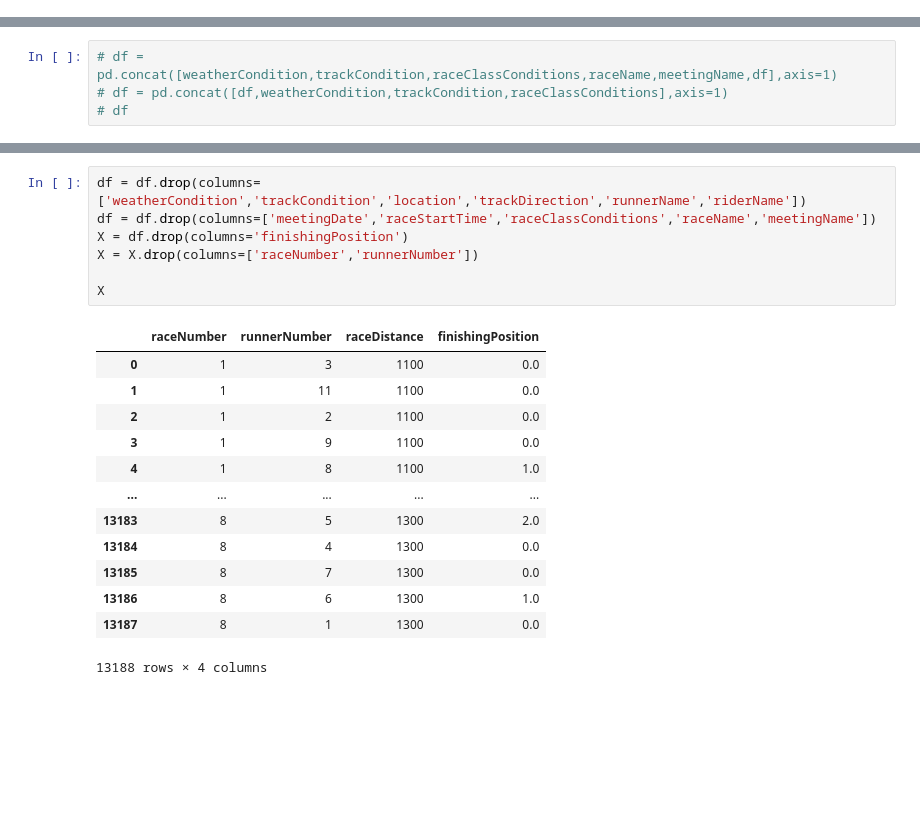
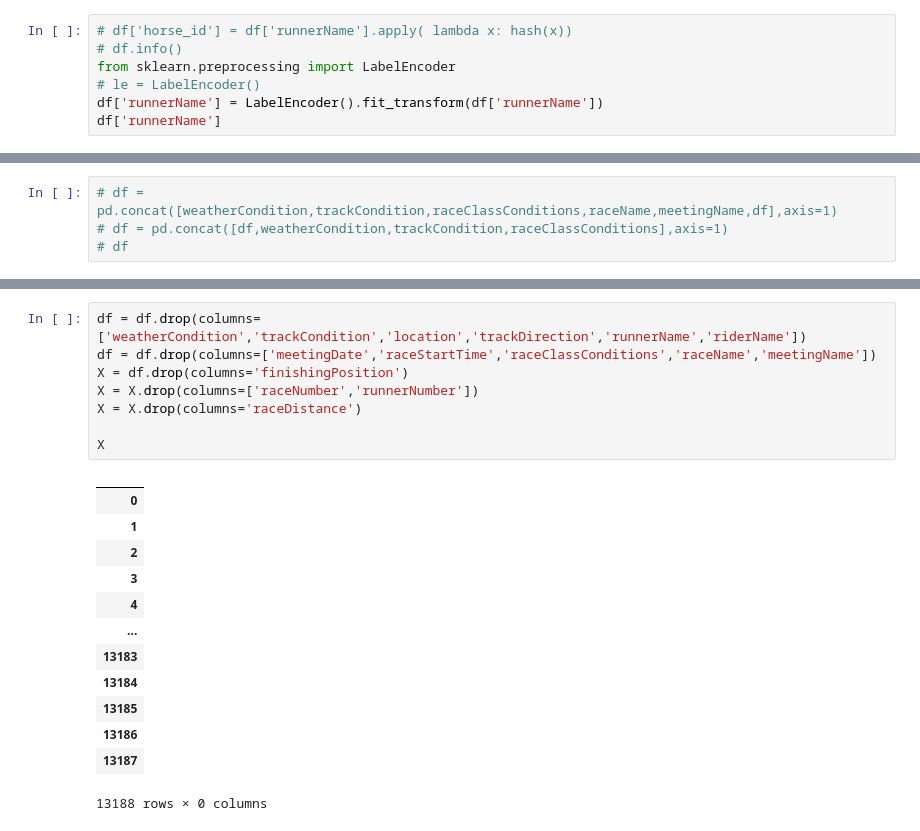
Before and after one commit to w-attson/bookie-on-bookies, a Jupyter notebook: nh_neural_net.ipynb, the cells around one changed output, grey strips where cells are left out. Cells and saved outputs as stored; diff of their text form; blank space fills up the shorter version.

```diff
--- a/nh_neural_net.ipynb
+++ b/nh_neural_net.ipynb
@@ -32,3 +35,10 @@ Data columns (total 89 columns):
  88  runner (rider placings)          13188 non-null  int64
 dtypes: float64(5), int64(75), object(9)
 memory usage: 9.0+ MB
+# %%
+# df['horse_id'] = df['runnerName'].apply( lambda x: hash(x))
+# df.info()
+from sklearn.preprocessing import LabelEncoder
+# le = LabelEncoder()
+df['runnerName'] = LabelEncoder().fit_transform(df['runnerName'])
+df['runnerName']
@@ -89,22 +137,23 @@ Name: finishingPosition, Length: 13188, dtype: float64
 # %%
 df = df.drop(columns=['weatherCondition','trackCondition','location','trackDirection','runnerName','riderName'])
 df = df.drop(columns=['meetingDate','raceStartTime','raceClassConditions','raceName','meetingName'])
 X = df.drop(columns='finishingPosition')
 X = X.drop(columns=['raceNumber','runnerNumber'])
+X = X.drop(columns='raceDistance')
 
 X
 # %% [output]
-|  | raceNumber | runnerNumber | raceDistance | finishingPosition |
-| 0 | 1 | 3 | 1100 | 0.0 |
-| 1 | 1 | 11 | 1100 | 0.0 |
-| 2 | 1 | 2 | 1100 | 0.0 |
-| 3 | 1 | 9 | 1100 | 0.0 |
-| 4 | 1 | 8 | 1100 | 1.0 |
-| ... | ... | ... | ... | ... |
-| 13183 | 8 | 5 | 1300 | 2.0 |
-| 13184 | 8 | 4 | 1300 | 0.0 |
-| 13185 | 8 | 7 | 1300 | 0.0 |
-| 13186 | 8 | 6 | 1300 | 1.0 |
-| 13187 | 8 | 1 | 1300 | 0.0 |
+|  |
+| 0 |
+| 1 |
+| 2 |
+| 3 |
+| 4 |
+| ... |
+| 13183 |
+| 13184 |
+| 13185 |
+| 13186 |
+| 13187 |
-13188 rows × 4 columns
+13188 rows × 0 columns
 # %%
```
Also changed, not shown: parts of 15 cells of this notebook.
